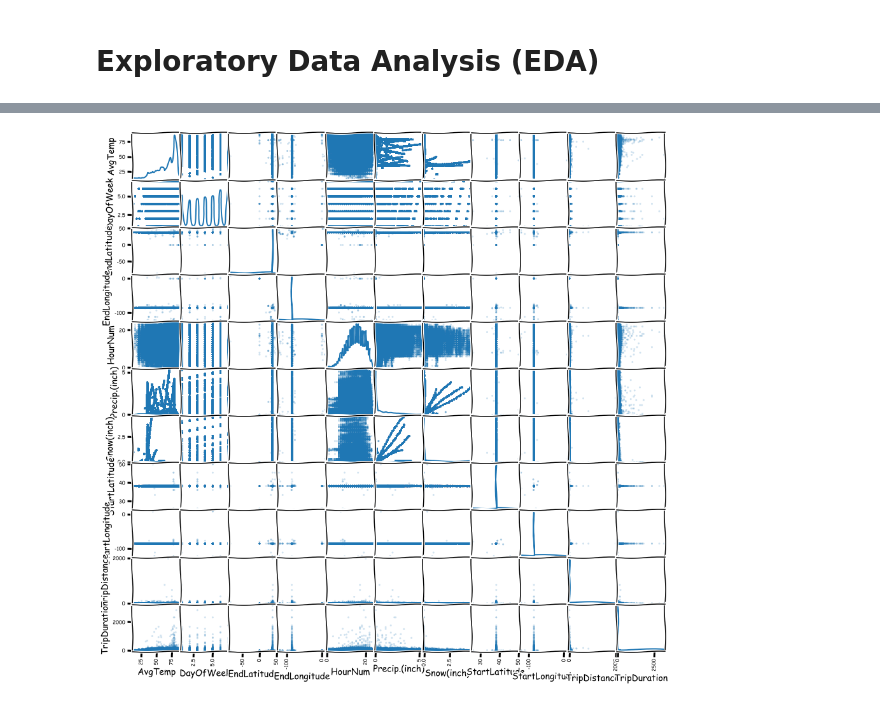
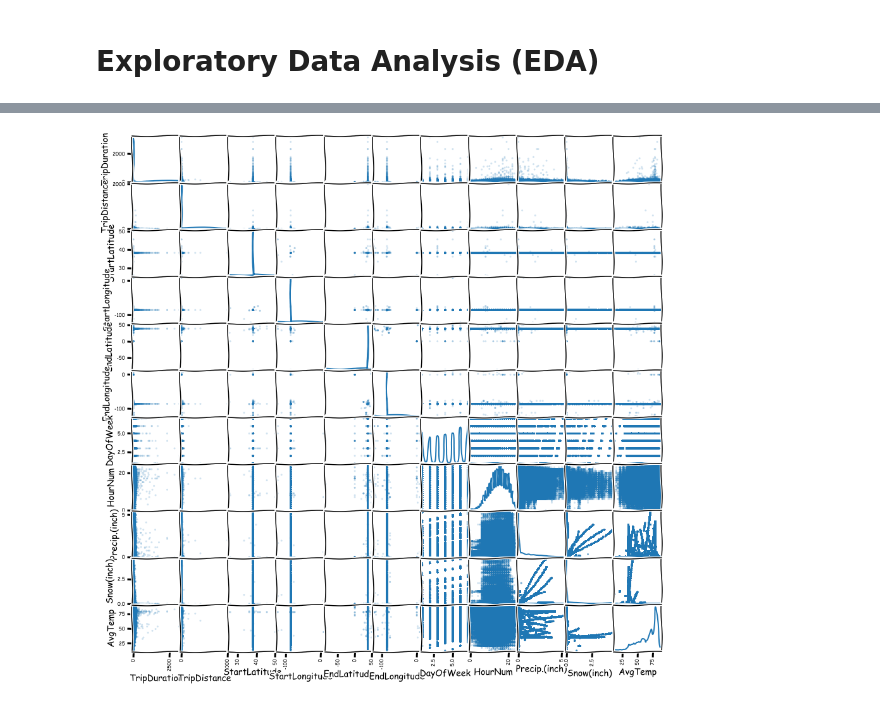
Before and after one commit to abhiram540/TripDataAnalysis-CityOfLouisville-DocklessVehicles, a Jupyter notebook: 7.6 Capstone Two Data Wrangling.ipynb, the cells around one changed output, grey strips where cells are left out. Saved outputs shown, nothing was run; the diff lists cells and outputs as text; code cells hidden in the pictures.

```diff
--- a/7.6 Capstone Two Data Wrangling.ipynb
+++ b/7.6 Capstone Two Data Wrangling.ipynb
@@ -558,9 +558,13 @@ df123a.describe()
 # %%
 import matplotlib.pyplot as plt
 from pandas.plotting import scatter_matrix
 
+#plt.xkcd()
+#scatter_matrix(df123a.loc[:, 'AvgTemp':'TripDuration'], alpha=0.2, figsize=(15, 15), diagonal='kde')
+#plt.show()
+
 plt.xkcd()
-scatter_matrix(df123a.loc[:, 'AvgTemp':'TripDuration'], alpha=0.2, figsize=(15, 15), diagonal='kde')
+scatter_matrix(df123.loc[:, 'TripDuration':'AvgTemp'], alpha=0.2, figsize=(15, 15), diagonal='kde')
 plt.show()
 # %% [output]
-[figure, old version]
+[figure, new version]
```
Also changed, not shown: parts of 1 cell of this notebook.
